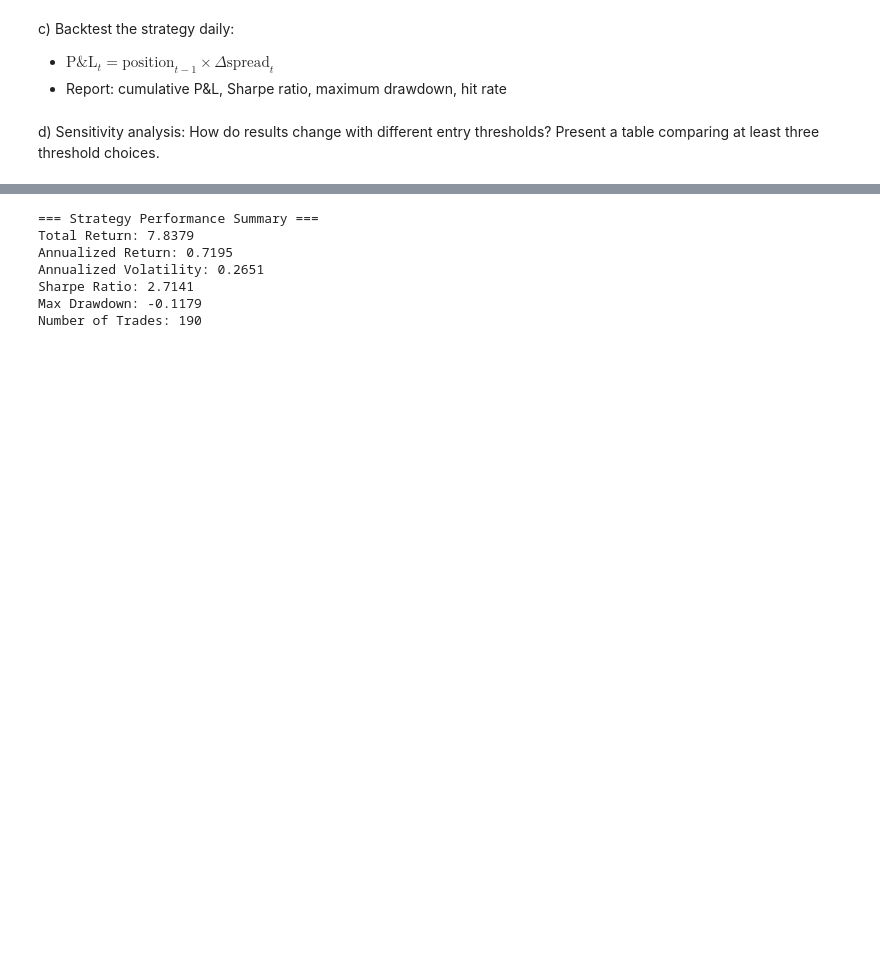
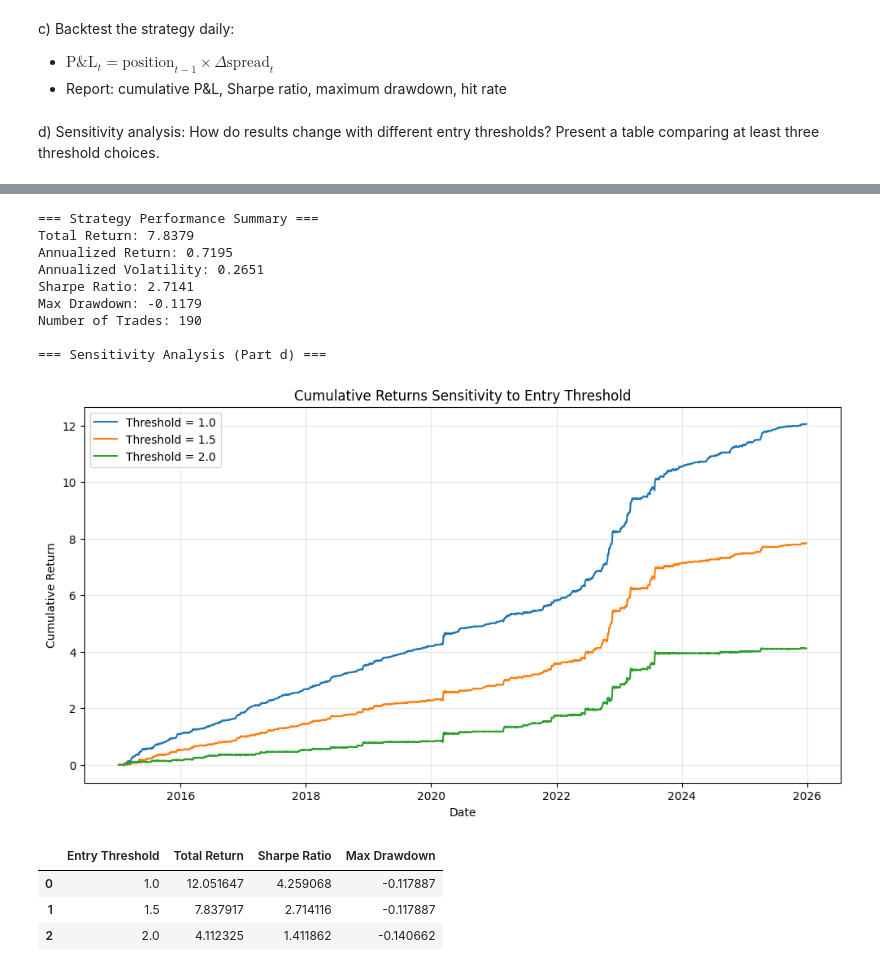
Before and after one commit to y3y-tech/Fixed_Income_Butterfly_Trades, a Jupyter notebook: Question_3.ipynb, the cells around one changed output, grey strips where cells are left out. Saved outputs shown, nothing was run; the diff lists cells and outputs as text; code cells hidden in the pictures; blank space fills up the shorter version.

```diff
--- a/Question_3.ipynb
+++ b/Question_3.ipynb
@@ -137,30 +145,67 @@ axes[1].grid(True, alpha=0.3)
 
 # Plot 3: Cumulative Returns
 axes[2].plot(cumulative_returns.index, cumulative_returns, label='Cumulative P&L', color='green')
 axes[2].axhline(0, color='black', linestyle='-', linewidth=0.5)
 axes[2].set_title('Mean Reversion Strategy Cumulative P&L')
 axes[2].set_xlabel('Date')
 axes[2].set_ylabel('Cumulative Return')
 axes[2].legend()
 axes[2].grid(True, alpha=0.3)
 
 plt.tight_layout()
 plt.show()
 
 # Print summary statistics
 print("\n=== Strategy Performance Summary ===")
 print(f"Total Return: {cumulative_returns.iloc[-1]:.4f}")
 print(f"Annualized Return: {strategy_returns.mean() * 252:.4f}")
 print(f"Annualized Volatility: {strategy_returns.std() * np.sqrt(252):.4f}")
 print(f"Sharpe Ratio: {(strategy_returns.mean() / strategy_returns.std()) * np.sqrt(252):.4f}")
 print(f"Max Drawdown: {(cumulative_returns - cumulative_returns.cummax()).min():.4f}")
 print(f"Number of Trades: {signals['Position'].diff().abs().sum() / 2:.0f}")
+
+print("\n=== Sensitivity Analysis (Part d) ===")
+thresholds = [1.0, 1.5, 2.0]
+sensitivity_results = []
+
+plt.figure(figsize=(12, 6))
+
+for entry in thresholds:
+    s_sigs, _ = mean_reversion(look_back_window, entry, exit_threshold, butterfly_spread)
+    s_ret, c_ret = backtest_strategy(s_sigs, butterfly_spread)
+
+    sensitivity_results.append({
+        'Entry Threshold': entry,
+        'Total Return': c_ret.iloc[-1],
+        'Sharpe Ratio': (s_ret.mean() / s_ret.std()) * np.sqrt(252),
+        'Max Drawdown': (c_ret - c_ret.cummax()).min()
+    })
+
+    plt.plot(c_ret.index, c_ret, label=f'Threshold = {entry}')
+
+plt.title('Cumulative Returns Sensitivity to Entry Threshold')
+plt.xlabel('Date')
+plt.ylabel('Cumulative Return')
+plt.legend()
+plt.grid(True, alpha=0.3)
+plt.show()
+
+results_df = pd.DataFrame(sensitivity_results)
+from IPython.display import display
+display(results_df)
 # %% [output]
 [figure]
 === Strategy Performance Summary ===
 Total Return: 7.8379
 Annualized Return: 0.7195
 Annualized Volatility: 0.2651
 Sharpe Ratio: 2.7141
 Max Drawdown: -0.1179
 Number of Trades: 190
+
+=== Sensitivity Analysis (Part d) ===
+[figure, added]
+|  | Entry Threshold | Total Return | Sharpe Ratio | Max Drawdown |
+| 0 | 1.0 | 12.051647 | 4.259068 | -0.117887 |
+| 1 | 1.5 | 7.837917 | 2.714116 | -0.117887 |
+| 2 | 2.0 | 4.112325 | 1.411862 | -0.140662 |
```
Also changed, not shown: parts of 2 cells of this notebook, 2 other files.
